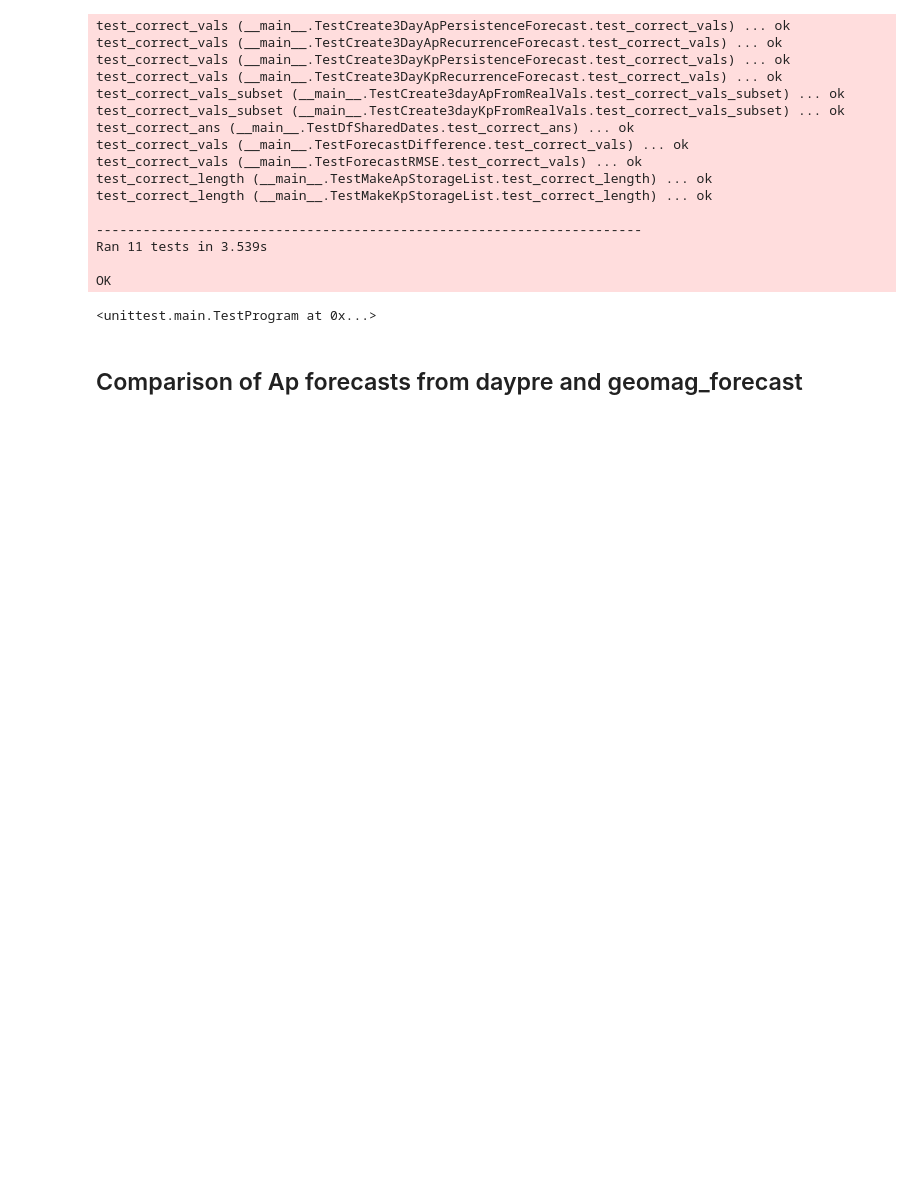
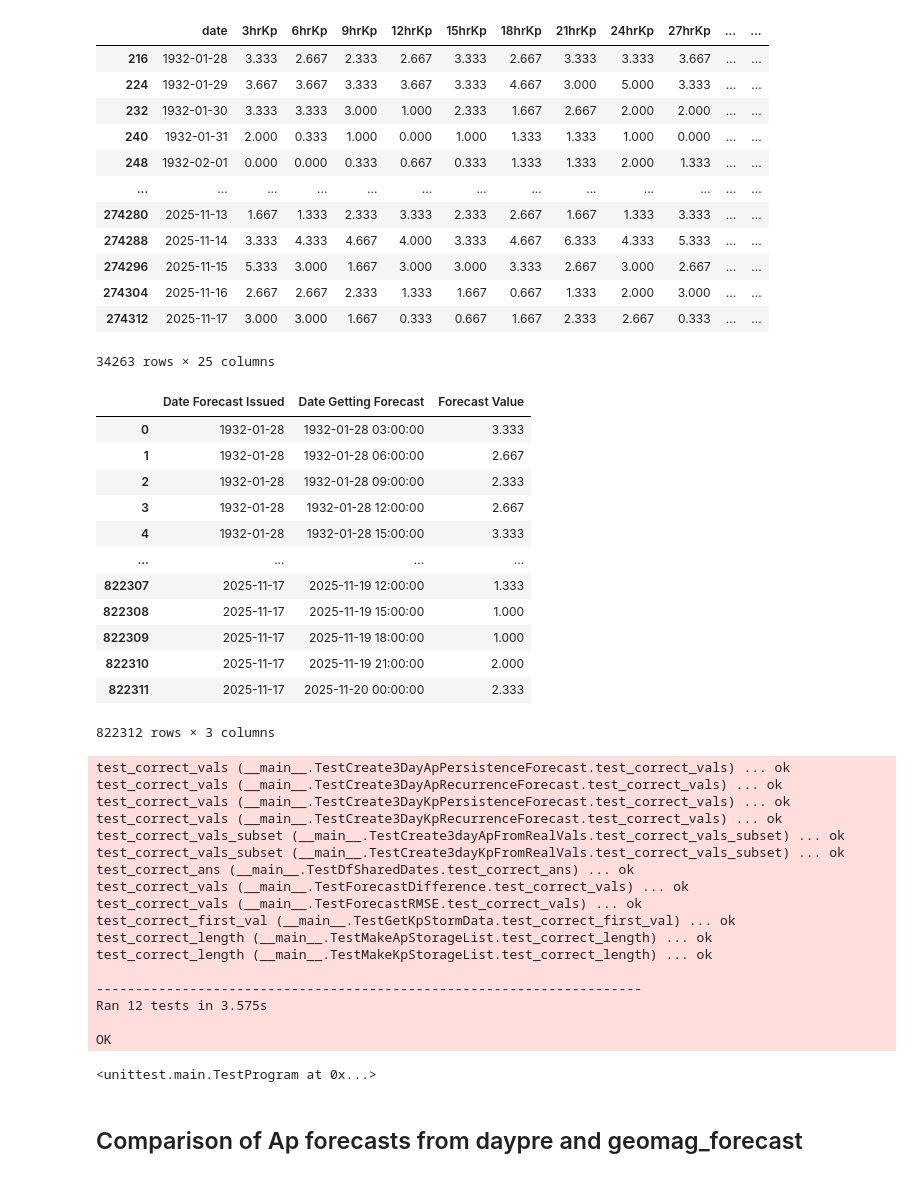
Before and after one commit to HenryJordan500/KpAp-forecast-verification, a Jupyter notebook: notebooks/forecast_analysis.ipynb, the cells around one changed output. Cells and saved outputs as stored; diff of their text form; code cells hidden in the pictures; blank space fills up the shorter version.

```diff
--- a/notebooks/forecast_analysis.ipynb
+++ b/notebooks/forecast_analysis.ipynb
@@ -232,6 +331,49 @@ def Kp_RMSE_plot(df_RMSE_Kp, report):
+# %%
+df_Kp_recurrence = create_3day_Kp_recurrence_forecast()
+unpacked_Kp_forecast = unpack_Kp_forecast_df(df_Kp_forecast=df_Kp_recurrence)
+display(df_Kp_recurrence)
+display(unpacked_Kp_forecast)
+# %% [output]
+|  | date | 3hrKp | 6hrKp | 9hrKp | 12hrKp | 15hrKp | 18hrKp | 21hrKp | 24hrKp | 27hrKp | ... | ... |
+| 216 | 1932-01-28 | 3.333 | 2.667 | 2.333 | 2.667 | 3.333 | 2.667 | 3.333 | 3.333 | 3.667 | ... | ... |
+| 224 | 1932-01-29 | 3.667 | 3.667 | 3.333 | 3.667 | 3.333 | 4.667 | 3.000 | 5.000 | 3.333 | ... | ... |
+| 232 | 1932-01-30 | 3.333 | 3.333 | 3.000 | 1.000 | 2.333 | 1.667 | 2.667 | 2.000 | 2.000 | ... | ... |
+| 240 | 1932-01-31 | 2.000 | 0.333 | 1.000 | 0.000 | 1.000 | 1.333 | 1.333 | 1.000 | 0.000 | ... | ... |
+| 248 | 1932-02-01 | 0.000 | 0.000 | 0.333 | 0.667 | 0.333 | 1.333 | 1.333 | 2.000 | 1.333 | ... | ... |
+| ... | ... | ... | ... | ... | ... | ... | ... | ... | ... | ... | ... | ... |
+| 274280 | 2025-11-13 | 1.667 | 1.333 | 2.333 | 3.333 | 2.333 | 2.667 | 1.667 | 1.333 | 3.333 | ... | ... |
+| 274288 | 2025-11-14 | 3.333 | 4.333 | 4.667 | 4.000 | 3.333 | 4.667 | 6.333 | 4.333 | 5.333 | ... | ... |
+| 274296 | 2025-11-15 | 5.333 | 3.000 | 1.667 | 3.000 | 3.000 | 3.333 | 2.667 | 3.000 | 2.667 | ... | ... |
+| 274304 | 2025-11-16 | 2.667 | 2.667 | 2.333 | 1.333 | 1.667 | 0.667 | 1.333 | 2.000 | 3.000 | ... | ... |
+| 274312 | 2025-11-17 | 3.000 | 3.000 | 1.667 | 0.333 | 0.667 | 1.667 | 2.333 | 2.667 | 0.333 | ... | ... |
+34263 rows × 25 columns
+|  | Date Forecast Issued | Date Getting Forecast | Forecast Value |
+| 0 | 1932-01-28 | 1932-01-28 03:00:00 | 3.333 |
+| 1 | 1932-01-28 | 1932-01-28 06:00:00 | 2.667 |
+| 2 | 1932-01-28 | 1932-01-28 09:00:00 | 2.333 |
+| 3 | 1932-01-28 | 1932-01-28 12:00:00 | 2.667 |
+| 4 | 1932-01-28 | 1932-01-28 15:00:00 | 3.333 |
+| ... | ... | ... | ... |
+| 822307 | 2025-11-17 | 2025-11-19 12:00:00 | 1.333 |
+| 822308 | 2025-11-17 | 2025-11-19 15:00:00 | 1.000 |
+| 822309 | 2025-11-17 | 2025-11-19 18:00:00 | 1.000 |
+| 822310 | 2025-11-17 | 2025-11-19 21:00:00 | 2.000 |
+| 822311 | 2025-11-17 | 2025-11-20 00:00:00 | 2.333 |
+822312 rows × 3 columns
 # %%
 import unittest
 import pandas.testing as pdt
+
+class TestGetKpStormData(unittest.TestCase):
+
+    def test_correct_first_val(self):
+
+        result_df = get_Kp_storm_data(threshold=5)
+
+        result_val = result_df['Datetime'][0]
+
+        expected_val = '1932-01-02 21:00:00'
+        self.assertEqual(result_val, expected_val)
 
 class TestDfSharedDates(unittest.TestCase):
 
@@ -427,11 +569,12 @@ test_correct_vals_subset (__main__.TestCreate3dayKpFromRealVals.test_correct_val
 test_correct_ans (__main__.TestDfSharedDates.test_correct_ans) ... ok
 test_correct_vals (__main__.TestForecastDifference.test_correct_vals) ... ok
 test_correct_vals (__main__.TestForecastRMSE.test_correct_vals) ... ok
+test_correct_first_val (__main__.TestGetKpStormData.test_correct_first_val) ... ok
 test_correct_length (__main__.TestMakeApStorageList.test_correct_length) ... ok
 test_correct_length (__main__.TestMakeKpStorageList.test_correct_length) ... ok
 
 ----------------------------------------------------------------------
-Ran 11 tests in 3.539s
+Ran 12 tests in 3.575s
 
 OK
 <unittest.main.TestProgram at 0x...>
```
Also changed, not shown: parts of 5 cells of this notebook, 29 other files.
